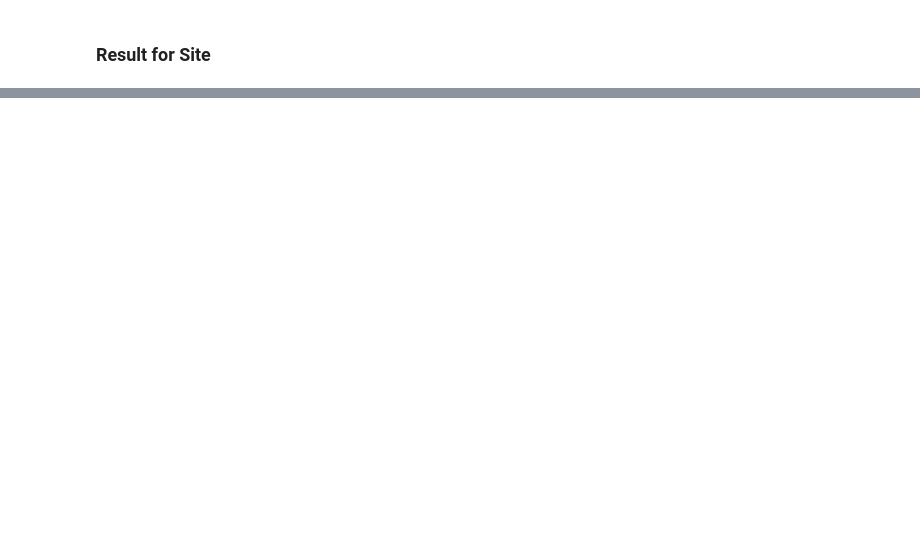
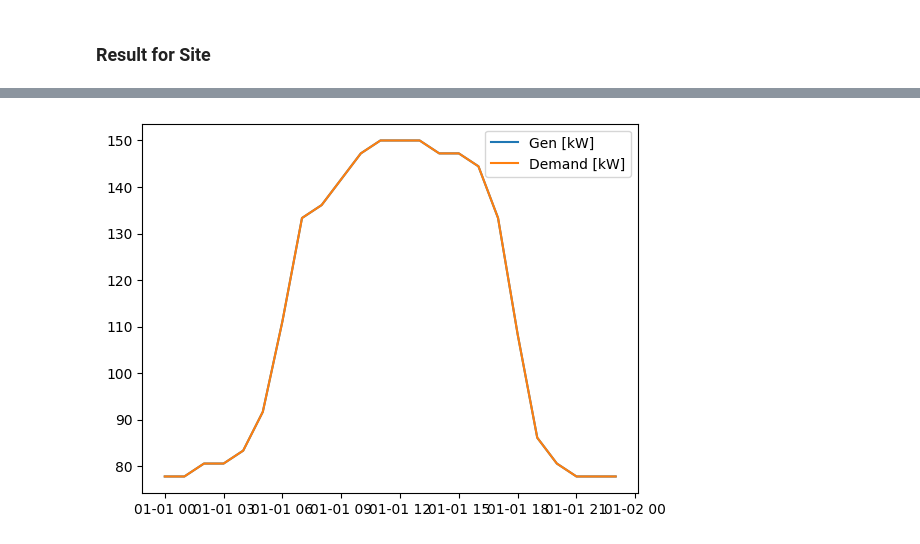
Before and after one commit to nohoraespana20/UniValle_project, a Jupyter notebook: pasto_case/DOPER/examples/DOPER Example - EV Fleet.ipynb, the cells around one changed output, grey strips where cells are left out. Drawn from its saved outputs; the diff is of its cells as text; code cells hidden in the pictures; blank space fills up the shorter version.

```diff
--- a/pasto_case/DOPER/examples/DOPER Example - EV Fleet.ipynb
+++ b/pasto_case/DOPER/examples/DOPER Example - EV Fleet.ipynb
@@ -126,0 +123,7 @@ plotData = plot_dynamic(df, parameter, plotFile = None, plot_reg=False)
+# %%
+plt.plot(df['Import Power [kW]'] + df['PV Power [kW]'] )
+plt.plot(data['load_demand'])
+plt.legend(['Gen [kW]', 'Demand [kW]'])
+plt.show()
+# %% [output]
+[figure, added]
```
Also changed, not shown: parts of 7 cells of this notebook, 3 other files.
